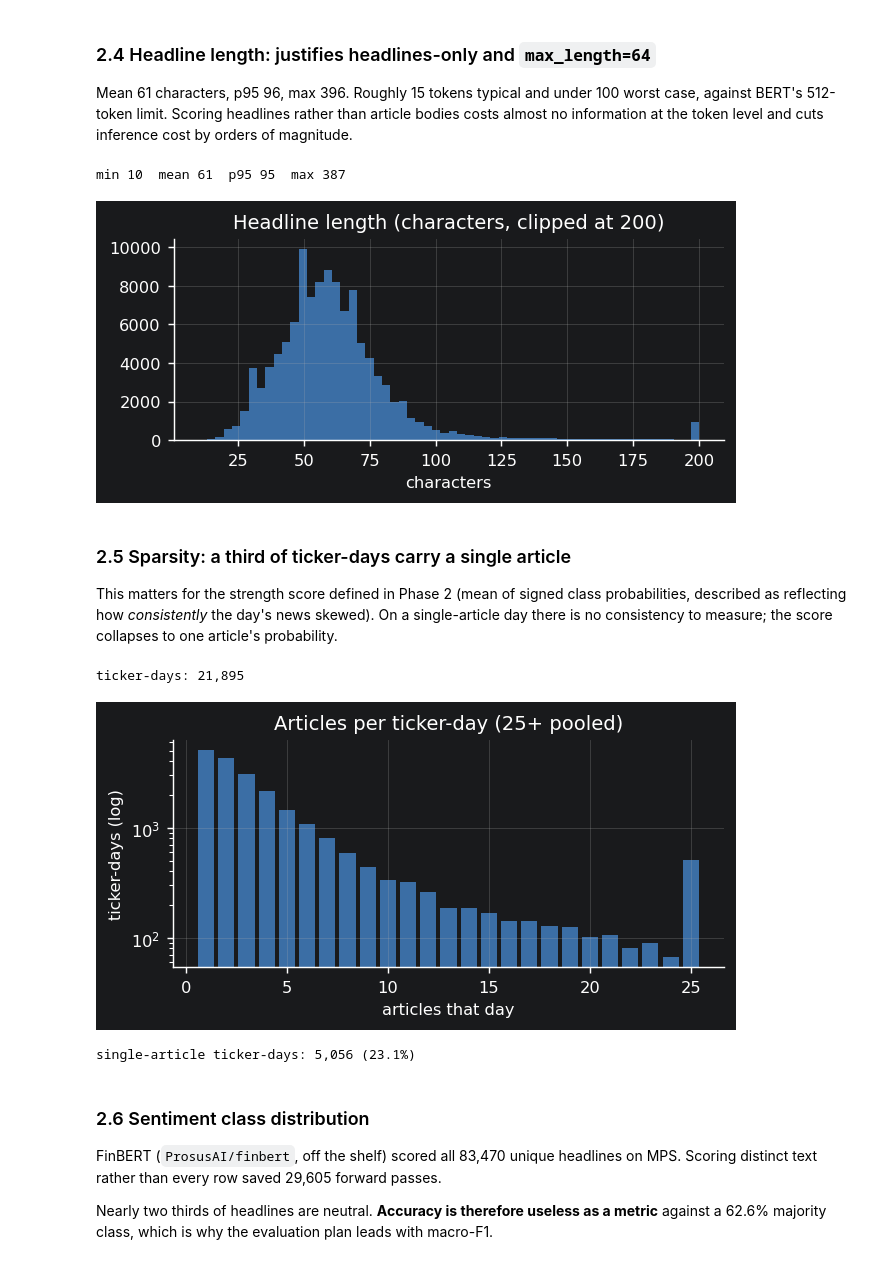
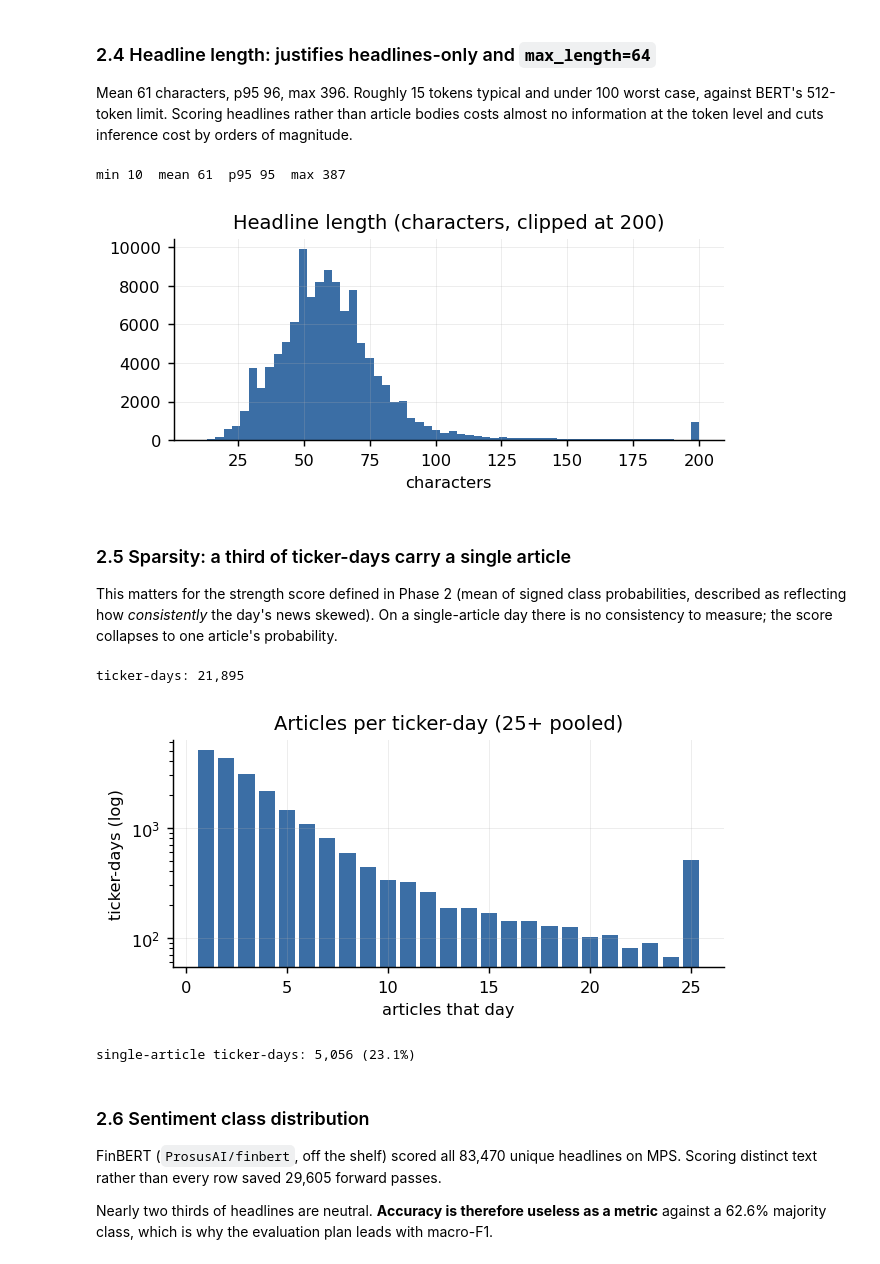
Before and after one commit to jauston1603/cs450-news-sentiment, a Jupyter notebook: phase3.ipynb, the cells around one changed output. Saved outputs shown, nothing was run; the diff lists cells and outputs as text; code cells hidden in the pictures.

```diff
--- a/phase3.ipynb
+++ b/phase3.ipynb
@@ -35,6 +35,7 @@ RAW_AVAILABLE = len(RAW) == 2
 print("repo root :", ROOT)
 print("raw shards:", "present" if RAW_AVAILABLE else "absent (using recorded values)")
 
+plt.style.use("default")   # PyCharm injects a dark theme; figures must print light
 BLUE = "#3B6EA5"
 plt.rcParams.update({"figure.dpi": 130, "font.size": 9, "axes.grid": True,
                      "grid.alpha": 0.25, "grid.linewidth": 0.5,
@@ -205,12 +235,12 @@ no information at the token level and cuts inference cost by orders of magnitude
 # %%
 L = panel.Article_title.str.len()
 print(f"min {L.min()}  mean {L.mean():.0f}  p95 {L.quantile(.95):.0f}  max {L.max()}")
 plt.figure(figsize=(5,2.4)); plt.hist(L.clip(upper=200), bins=60, color=BLUE)
 plt.title("Headline length (characters, clipped at 200)"); plt.xlabel("characters")
-plt.tight_layout(); plt.show()
+plt.tight_layout(); plt.savefig(FIGS/"fig2_headline_length.png", bbox_inches="tight"); plt.show()
 # %% [output]
 min 10  mean 61  p95 95  max 387
-[figure, old version]
+[figure, new version]
 # %% [markdown]
 ### 2.5 Sparsity: a third of ticker-days carry a single article
 
@@ -227,13 +257,13 @@ h = agg.n_articles.clip(upper=25).value_counts().sort_index()
 plt.figure(figsize=(5,2.6)); plt.bar(h.index, h.values, color=BLUE, width=.8)
 plt.yscale("log"); plt.title("Articles per ticker-day (25+ pooled)")
 plt.xlabel("articles that day"); plt.ylabel("ticker-days (log)")
-plt.tight_layout(); plt.savefig(FIGS/"fig4_articles_per_ticker_day.png", bbox_inches="tight"); plt.show()
+plt.tight_layout(); plt.savefig(FIGS/"fig3_articles_per_ticker_day.png", bbox_inches="tight"); plt.show()
 
 print(f"single-article ticker-days: {(agg.n_articles==1).sum():,} "
       f"({(agg.n_articles==1).mean()*100:.1f}%)")
 # %% [output]
 ticker-days: 21,895
-[figure, old version]
+[figure, new version]
 single-article ticker-days: 5,056 (23.1%)
 # %% [markdown]
 ### 2.6 Sentiment class distribution
```
Also changed, not shown: parts of 12 cells of this notebook, 18 other files.
